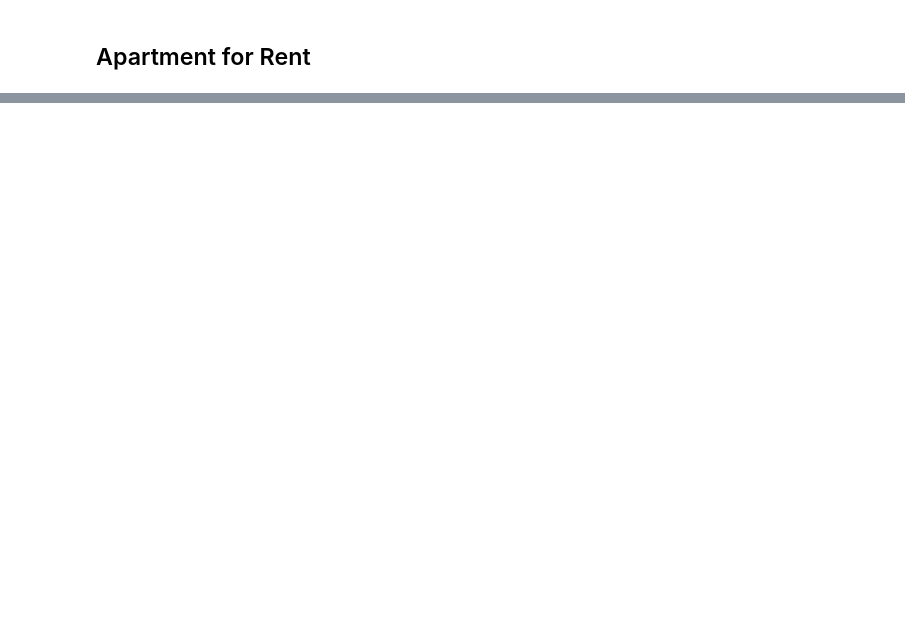
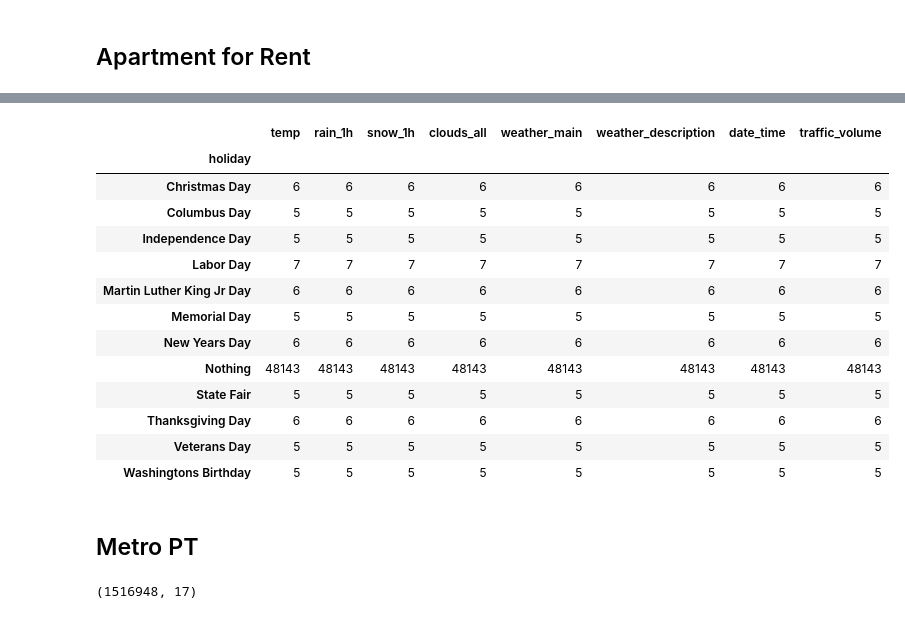
Before and after one commit to samfallahian/data-gan, a Jupyter notebook: play_ground.ipynb, the cells around one changed output, grey strips where cells are left out. Drawn from its saved outputs; the diff is of its cells as text; code cells hidden in the pictures; blank space fills up the shorter version.

```diff
--- a/play_ground.ipynb
+++ b/play_ground.ipynb
@@ -76,0 +357,4 @@ df.to_csv("dataset/AirQuality/AirQuality-Clean.csv", index=False)
+# %%
+df = pd.read_csv("dataset/MetroInterstateTraffic/Metro_Interstate_Traffic_Volume.csv")
+# %%
+df["holiday"].fillna("Nothing", inplace=True)
@@ -76,0 +374,17 @@ df.to_csv("dataset/AirQuality/AirQuality-Clean.csv", index=False)
+# %%
+df.groupby("holiday").count()
+# %% [output]
+|  | temp | rain_1h | snow_1h | clouds_all | weather_main | weather_description | date_time | traffic_volume |
+| holiday |  |  |  |  |  |  |  |  |
+| Christmas Day | 6 | 6 | 6 | 6 | 6 | 6 | 6 | 6 |
+| Columbus Day | 5 | 5 | 5 | 5 | 5 | 5 | 5 | 5 |
+| Independence Day | 5 | 5 | 5 | 5 | 5 | 5 | 5 | 5 |
+| Labor Day | 7 | 7 | 7 | 7 | 7 | 7 | 7 | 7 |
+| Martin Luther King Jr Day | 6 | 6 | 6 | 6 | 6 | 6 | 6 | 6 |
+| Memorial Day | 5 | 5 | 5 | 5 | 5 | 5 | 5 | 5 |
+| New Years Day | 6 | 6 | 6 | 6 | 6 | 6 | 6 | 6 |
+| Nothing | 48143 | 48143 | 48143 | 48143 | 48143 | 48143 | 48143 | 48143 |
+| State Fair | 5 | 5 | 5 | 5 | 5 | 5 | 5 | 5 |
+| Thanksgiving Day | 6 | 6 | 6 | 6 | 6 | 6 | 6 | 6 |
+| Veterans Day | 5 | 5 | 5 | 5 | 5 | 5 | 5 | 5 |
+| Washingtons Birthday | 5 | 5 | 5 | 5 | 5 | 5 | 5 | 5 |
@@ -76,0 +393,2 @@ df.to_csv("dataset/AirQuality/AirQuality-Clean.csv", index=False)
+# %% [markdown]
+## Metro PT
@@ -76,0 +397,4 @@ df.to_csv("dataset/AirQuality/AirQuality-Clean.csv", index=False)
+# %%
+df.shape
+# %% [output]
+(1516948, 17)
```
Also changed, not shown: parts of 88 cells of this notebook.
